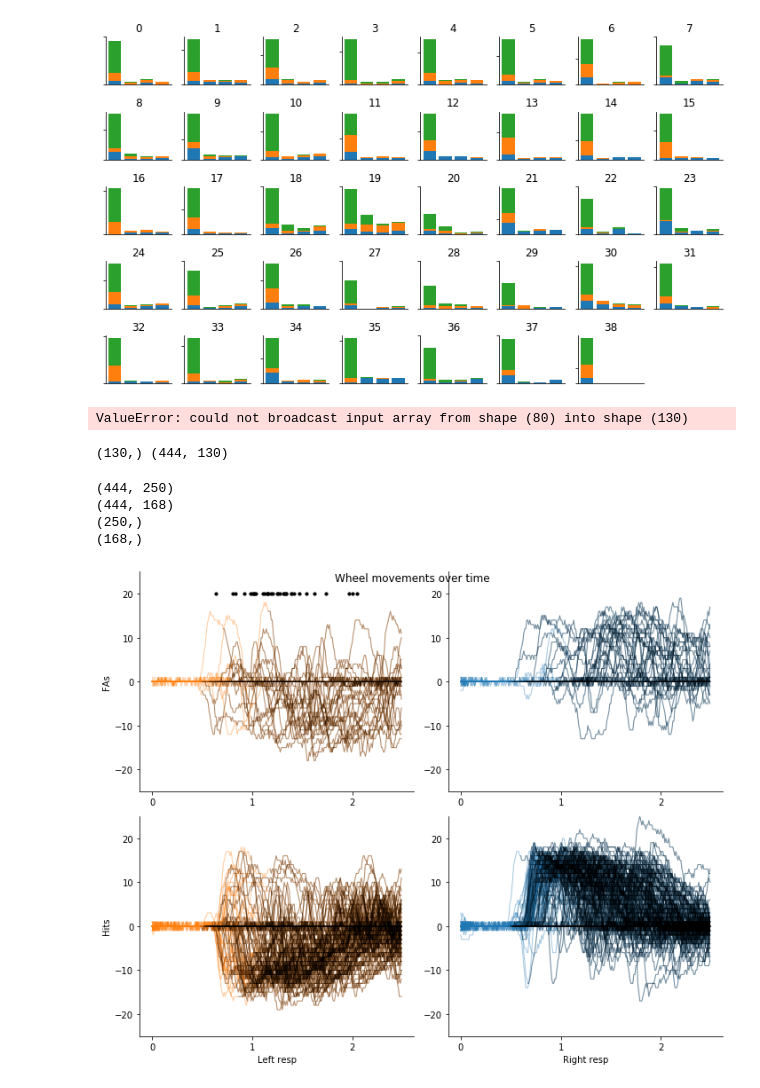
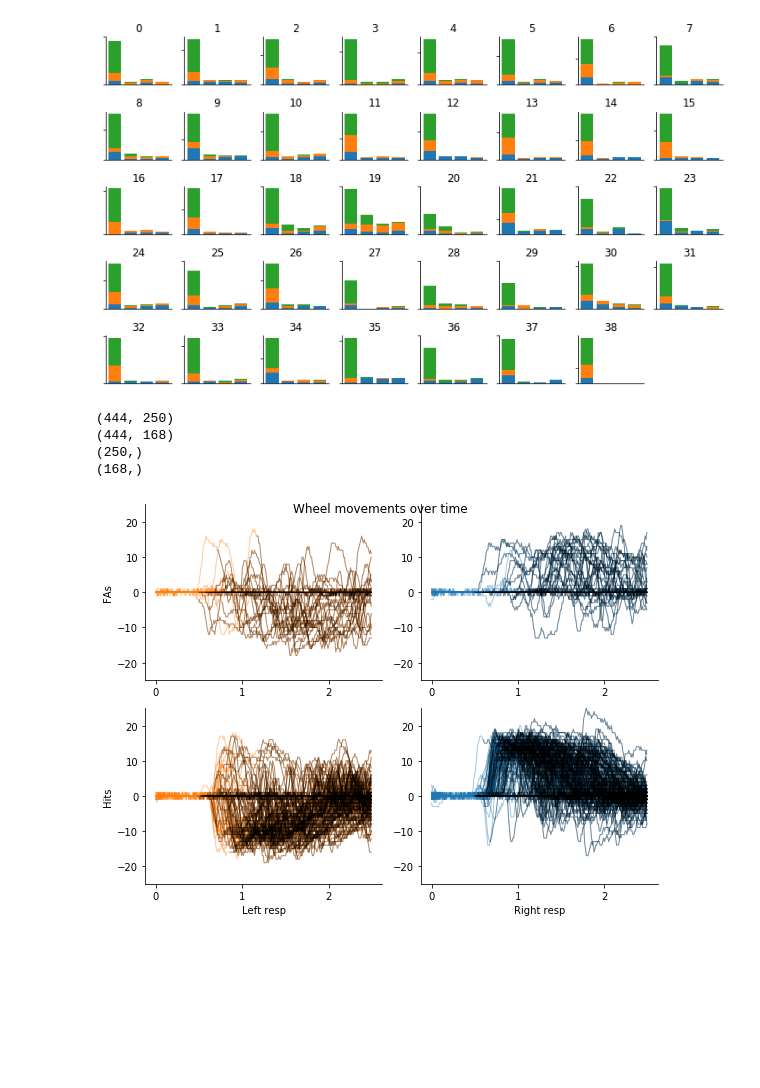
Before and after one commit to KceniaB/NMA_project, a Jupyter notebook: sam/Steinmetz_example_playground.ipynb, the cells around one changed output. Drawn from its saved outputs; the diff is of its cells as text; code cells hidden in the pictures; blank space fills up the shorter version.

```diff
--- a/sam/Steinmetz_example_playground.ipynb
+++ b/sam/Steinmetz_example_playground.ipynb
@@ -181,28 +184,21 @@ binsize = 0.01 #in seconds
 
 t_cuewin = [-.48,1.2] #in seconds
 t_cue = np.arange(t_cuewin[0],t_cuewin[1],binsize)
-wheelpos_cue = np.zeros((len(cue_time),int(np.diff(np.array(t_win)/binsize))))
-wheelpos_cue_postcue = np.zeros((len(cue_time),int(np.diff(np.array(t_win)/binsize))))
+wheelpos_cue = np.zeros((len(cue_time),int(np.diff(np.array(t_cuewin)/binsize))))
+wheelpos_cue_postcue = np.zeros((len(cue_time),int(np.diff(np.array(t_cuewin)/binsize))))
 
 for i,val in enumerate(cue_time_idx):
     wheelpos_cue[i,:] = wheelpos_raw[i,int(val+t_cuewin[0]/binsize):int(val+t_cuewin[1]/binsize)]
     wheelpos_cue_postcue[i,:] = wheelpos_raw_postcue[i,int(val+t_cuewin[0]/binsize):int(val+t_cuewin[1]/binsize)]
 
-t_respwin = [-.3,1] #in seconds
-t_resp = np.arange(t_win[0],t_win[1],binsize)
-wheelpos_resp = np.zeros((len(resp_time),int(np.diff(np.array(t_respwin)/binsize))))
-wheelpos_resp_postresp = np.zeros((len(resp_time),int(np.diff(np.array(t_respwin)/binsize))))
+# t_respwin = [-.3,1] #in seconds
+# t_resp = np.arange(t_respwin[0],t_respwin[1],binsize)
+# wheelpos_resp = np.zeros((len(resp_time),int(np.diff(np.array(t_respwin)/binsize))))
+# wheelpos_resp_postresp = np.zeros((len(resp_time),int(np.diff(np.array(t_respwin)/binsize))))
 
-for i,val in enumerate(resp_time_idx):
-    wheelpos_resp[i,:] = wheelpos_raw[i,int(val+t_respwin[0]/binsize):int(val+t_respwin[1]/binsize)]
-    wheelpos_resp_postresp[i,:] = wheelpos_raw_postcue[i,int(val+t_respwin[0]/binsize):int(val+t_respwin[1]/binsize)]
+# for i,val in enumerate(resp_time_idx):
+#     wheelpos_resp[i,:] = wheelpos_raw[i,int(val+t_respwin[0]/binsize):int(val+t_respwin[1]/binsize)]
+#     wheelpos_resp_postresp[i,:] = wheelpos_raw_postcue[i,int(val+t_respwin[0]/binsize):int(val+t_respwin[1]/binsize)]
-# %% [output]
-ValueError: could not broadcast input array from shape (80) into shape (130)
-# %%
-test=np.arange(int(val+t_respwin[0]/binsize),int(val+t_respwin[1]/binsize))
-print(test.shape,wheelpos_resp.shape)
-# %% [output]
-(130,) (444, 130)
 # %%
 print(wheelpos_raw.shape)
 print(wheelpos_cue.shape)
@@ -222,42 +218,48 @@ trls_GL = ~nogo_no*(response==-1)
 
 #wheelpos_raw = dat['wheel'][0]
 
-plt.figure(figsize=[10,8])
+plt.figure(figsize=[8,6])
 
 plt.subplot(221)
 plt.plot(wheelpos_raw[np.where(trls_NL)].T,cols[1],alpha=.4,linewidth=1)
 plt.plot(wheelpos_raw_postcue[np.where(trls_NL)].T,'k',alpha=.3,linewidth=1)
 plt.ylim(-25,25)
 plt.xticks([0,100,200],[0,1,2])
 plt.ylabel('FAs')
-plt.scatter(resp_time[np.where(trls_NL)],20*np.ones_like(resp_time[np.where(trls_NL)]),10,'k')
+#plt.scatter(resp_time[np.where(trls_NL)],20*np.ones_like(resp_time[np.where(trls_NL)]),10,'k')
 
 plt.subplot(222)
 plt.plot(wheelpos_raw[np.where(trls_NR)].T,cols[0],alpha=.4,linewidth=1)
 plt.plot(wheelpos_raw_postcue[np.where(trls_NR)].T,'k',alpha=.3,linewidth=1)
 plt.xticks([0,100,200],[0,1,2])
 plt.ylim(-25,25)
 
 plt.subplot(223)
 plt.plot(wheelpos_raw[np.where(trls_GL)].T,cols[1],alpha=.4,linewidth=1)
 plt.plot(wheelpos_raw_postcue[np.where(trls_GL)].T,'k',alpha=.3,linewidth=1)
 plt.ylim(-25,25)
 plt.xticks([0,100,200],[0,1,2])
 plt.xlabel('Left resp')
 plt.ylabel('Hits')
 
 plt.subplot(224)
 plt.plot(wheelpos_raw[np.where(trls_GR)].T,cols[0],alpha=.4,linewidth=1)
 plt.plot(wheelpos_raw_postcue[np.where(trls_GR)].T,'k',alpha=.3,linewidth=1)
 plt.ylim(-25,25)
 plt.xticks([0,100,200],[0,1,2])
 plt.xlabel('Right resp')
 
+plt.tight_layout()
+
 plt.suptitle("Wheel movements over time")
 
+code_folder = os.path.join('/Users/sam/Code/NMA','NMA_project')
+plt.savefig(os.path.join(code_folder,'figs','wheel_movements_example.svg'))
+plt.savefig(os.path.join(code_folder,'figs','wheel_movements_example.png'),dpi=300)
+
 plt.show()
 # %% [output]
-[figure, old version]
+[figure, new version]
 # %%
 cols = plt.rcParams['axes.prop_cycle'].by_key()['color']
 trls_NR = nogo_no*(response==1)
```
Also changed, not shown: parts of 4 cells of this notebook, 39 other files.
